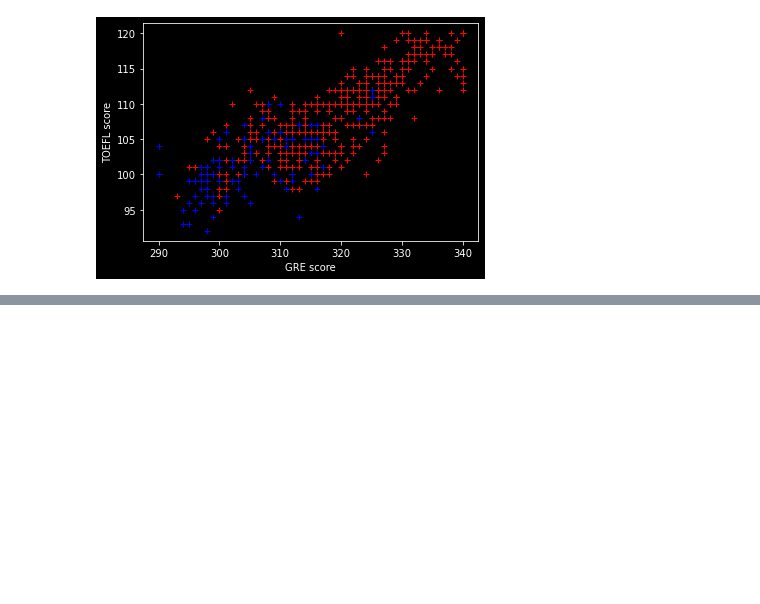
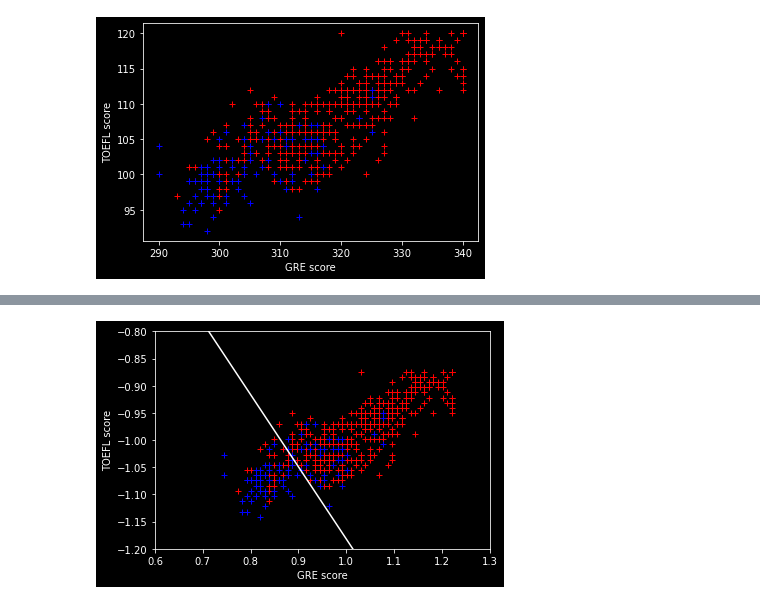
Before and after one commit to kksinghal/Machine-learning-algorithms, a Jupyter notebook: Logistic Regression/University Admission/Binary logistic regression - from scratch.ipynb, the cells around one changed output, grey strips where cells are left out. Saved outputs shown, nothing was run; the diff lists cells and outputs as text; code cells hidden in the pictures; blank space fills up the shorter version.

```diff
--- a/Logistic Regression/University Admission/Binary logistic regression - from scratch.ipynb
+++ b/Logistic Regression/University Admission/Binary logistic regression - from scratch.ipynb
@@ -107,0 +140,17 @@ plt.show()
+# %%
+accepted = np.array(X.loc[Y.loc[:,0]==1, :])
+rejected = np.array(X.loc[Y.loc[:,0]==0, :])
+plt.style.use("dark_background")
+plt.plot(accepted[:, 0], accepted[:, 1], "r+")
+plt.plot(rejected[:, 0], rejected[:, 1], "b+")
+
+y1 = -1*(W[0]*0.6 + b)/W[1]
+y2 = -1*(W[0]*1.3 + b)/W[1]
+plt.plot([0.6, 1.3], [y1, y2], "w-")
+plt.axis([0.6, 1.3, -1.2, -0.8])
+plt.xlabel("GRE score")
+plt.ylabel("TOEFL score")
+
+plt.show()
+# %% [output]
+[figure, added]
```
Also changed, not shown: parts of 7 cells of this notebook, 2 other files.
